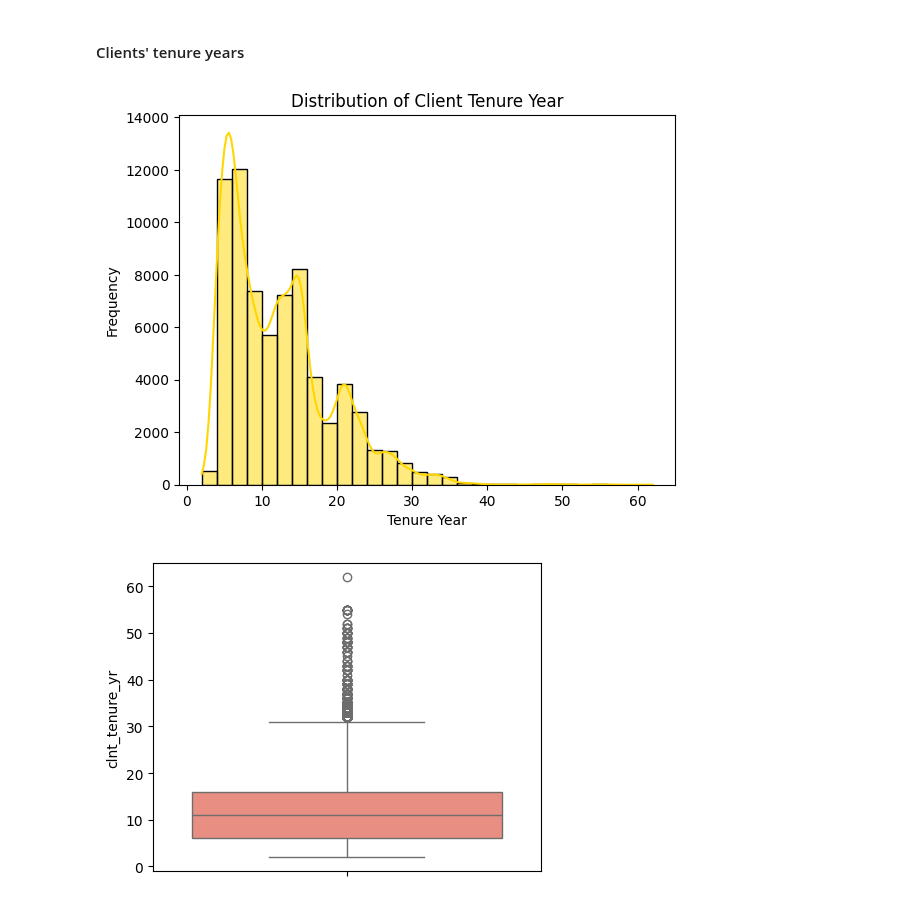
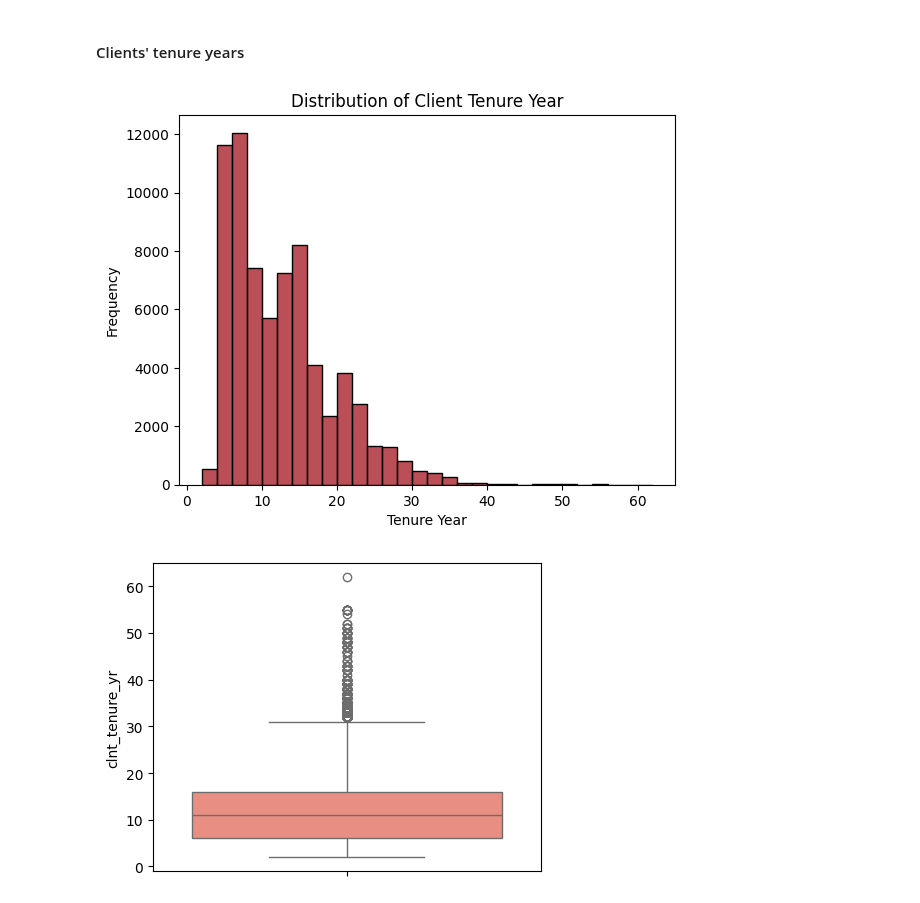
Before and after one commit to dimitsagk/AB_Testing_Analysis, a Jupyter notebook: notebooks/Project_02_Analysis_ClientProfile.ipynb, the cells around one changed output. Cells and saved outputs as stored; diff of their text form; code cells hidden in the pictures.

```diff
--- a/notebooks/Project_02_Analysis_ClientProfile.ipynb
+++ b/notebooks/Project_02_Analysis_ClientProfile.ipynb
@@ -91,20 +93,20 @@ It's notable that the clients predominantly fall into two age groups: 25-34 year
 # %%
 # Histogram with client's tenure years
 # Histogram
 
 
-sns.histplot(df_clients['clnt_tenure_yr'], kde=True, bins=30, color='#FFD700')
+sns.histplot(df_clients['clnt_tenure_yr'],  bins=30, color='#A5141F')
 
 plt.xlabel('Tenure Year')
 plt.ylabel('Frequency')
 plt.title('Distribution of Client Tenure Year')
 
 # Save plot as PNG
 plt.savefig('client_tenure_histogram.png')
 
 plt.show()
 # %% [output]
-[figure, old version]
+[figure, new version]
 # %%
 # Box plot with client's tenure years
 plt.figure(figsize=(5, 4))
```
Also changed, not shown: parts of 2 cells of this notebook.
